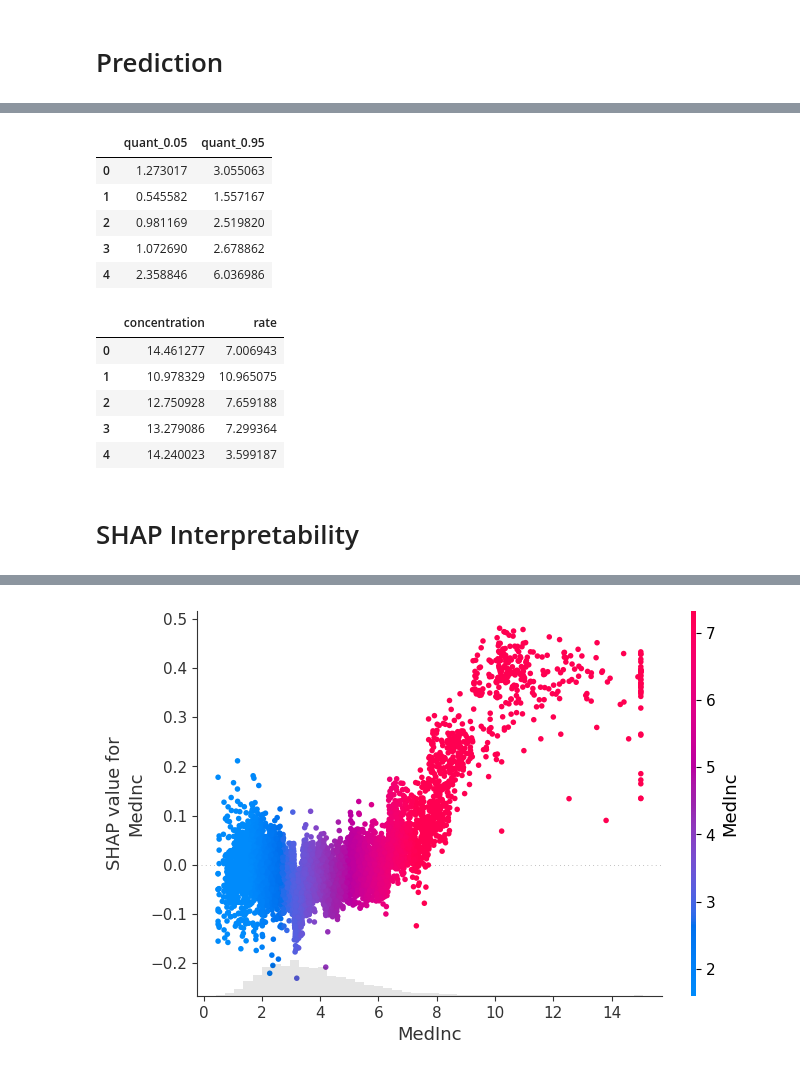
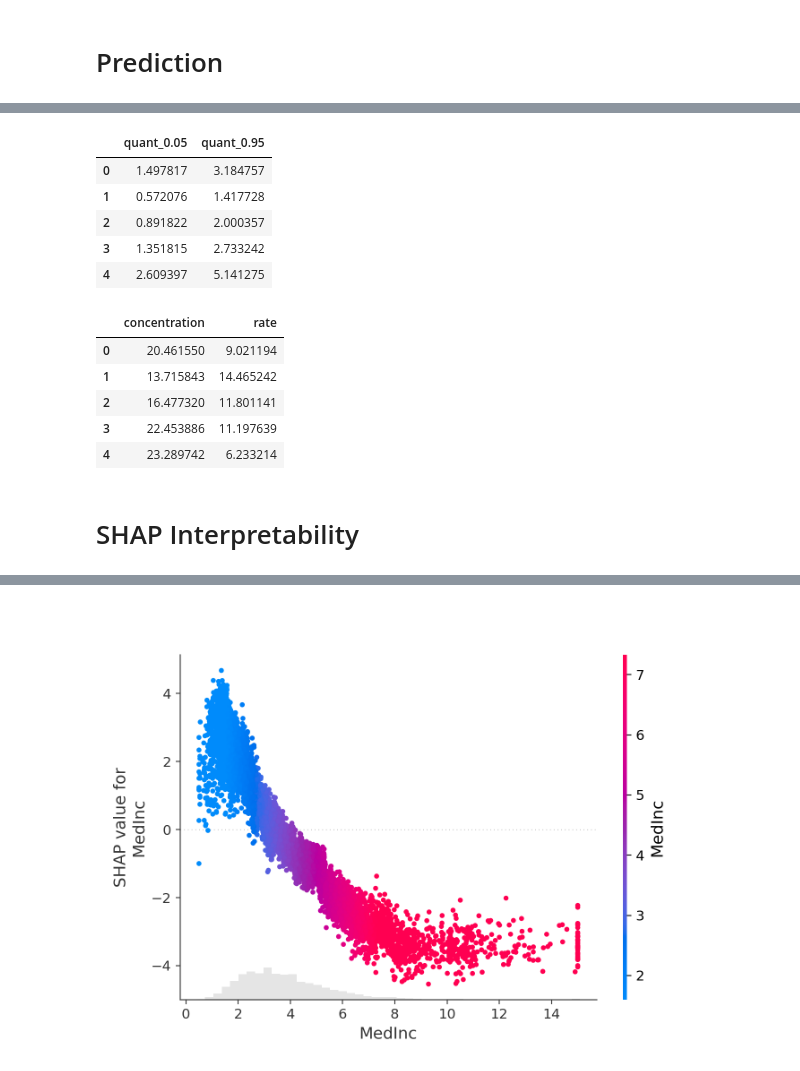
Before and after one commit to StatMixedML/LightGBMLSS, a Jupyter notebook: examples/boston_housing_example_Gamma.ipynb, the cells around one changed output, grey strips where cells are left out. Saved outputs shown, nothing was run; the diff lists cells and outputs as text; code cells hidden in the pictures.

```diff
--- a/examples/boston_housing_example_Gamma.ipynb
+++ b/examples/boston_housing_example_Gamma.ipynb
@@ -24,8 +28,8 @@ dtrain = lgb.Dataset(X_train, label=y_train)
 # %%
 # Specifies Gamma distribution with exp response function and option to stabilize Gradient/Hessian. Type ?Gamma for an overview.
 lgblss = LightGBMLSS(
-    Gamma(stabilization="L2",     # Options are "None", "MAD", "L2".
-          response_fn="exp")      # Function to transform the concentration and rate parameters, e.g., "exp" or "softplus".
+    Gamma(stabilization="None",   # Options are "None", "MAD", "L2".
+          response_fn="softplus") # Function to transform the concentration and rate parameters, e.g., "exp" or "softplus".
 )
 # %% [markdown]
 # Hyper-Parameter Optimization
@@ -164,32 +150,32 @@ pred_samples.head()
 pred_quantiles.head()
 # %% [output]
 |  | quant_0.05 | quant_0.95 |
-| 0 | 1.273017 | 3.055063 |
-| 1 | 0.545582 | 1.557167 |
-| 2 | 0.981169 | 2.519820 |
-| 3 | 1.072690 | 2.678862 |
-| 4 | 2.358846 | 6.036986 |
+| 0 | 1.497817 | 3.184757 |
+| 1 | 0.572076 | 1.417728 |
+| 2 | 0.891822 | 2.000357 |
+| 3 | 1.351815 | 2.733242 |
+| 4 | 2.609397 | 5.141275 |
 # %%
 pred_params.head()
 # %% [output]
 |  | concentration | rate |
-| 0 | 14.461277 | 7.006943 |
-| 1 | 10.978329 | 10.965075 |
-| 2 | 12.750928 | 7.659188 |
-| 3 | 13.279086 | 7.299364 |
-| 4 | 14.240023 | 3.599187 |
+| 0 | 20.461550 | 9.021194 |
+| 1 | 13.715843 | 14.465242 |
+| 2 | 16.477320 | 11.801141 |
+| 3 | 22.453886 | 11.197639 |
+| 4 | 23.289742 | 6.233214 |
 # %% [markdown]
 # SHAP Interpretability
 # %%
 # Partial Dependence Plot
 pdp_df = pd.DataFrame(X_train, columns=feature_names)
 lgblss.plot(pdp_df,
-            parameter="concentration",
+            parameter="rate",
             feature=feature_names[0],
             plot_type="Partial_Dependence")
 # %% [output]
 [interactive output not drawn]
-[figure, old version]
+[figure, new version]
 # %%
 # Feature Importance
 lgblss.plot(pdp_df,
```
Also changed, not shown: parts of 6 cells of this notebook.
